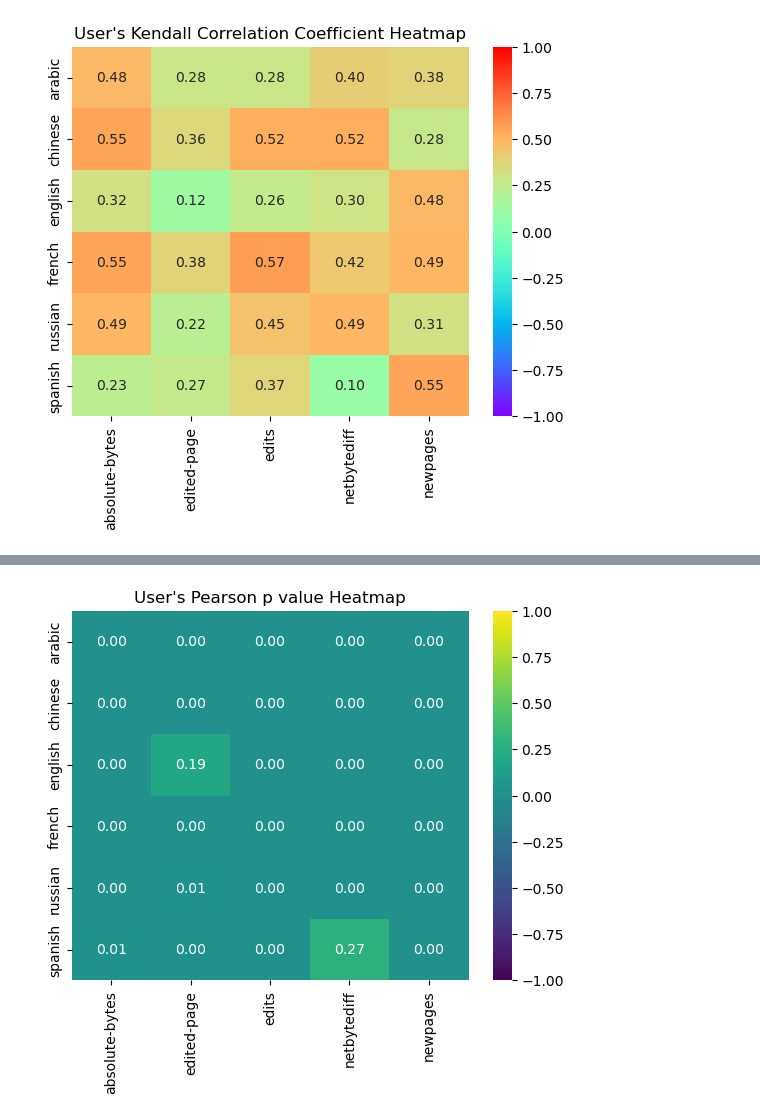
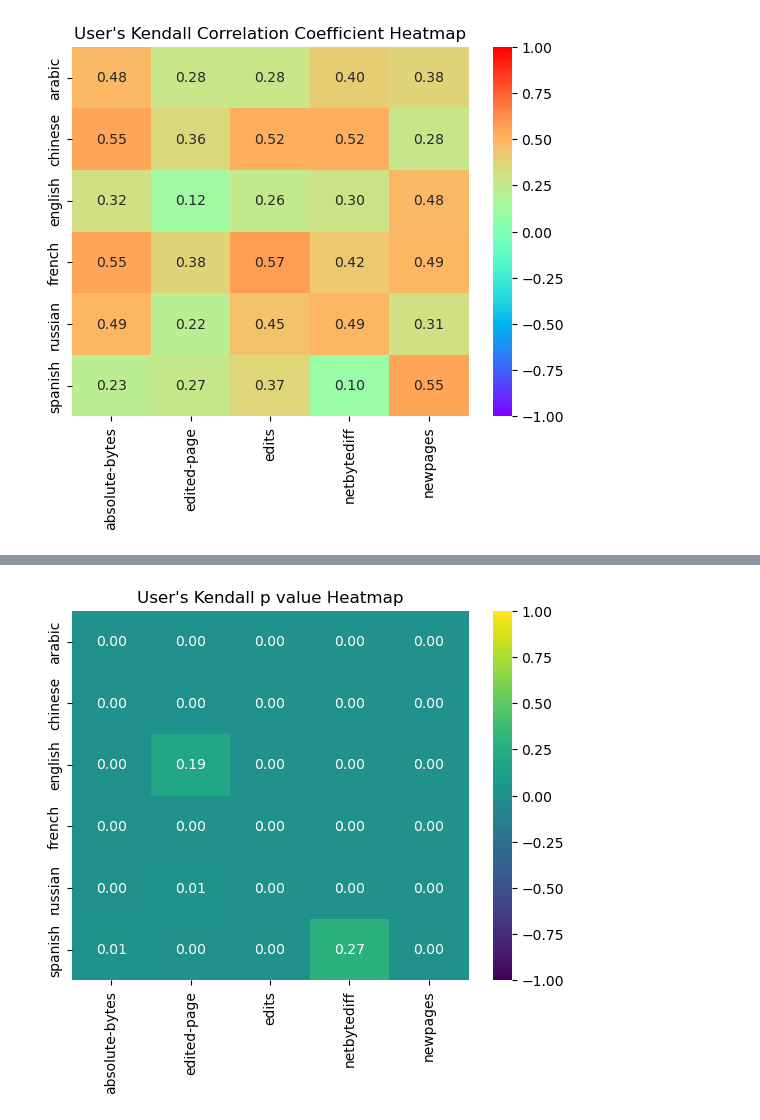
Before and after one commit to aryas0ng/wikipedia-analysis, a Jupyter notebook: plot.ipynb, the cells around one changed output, grey strips where cells are left out. Saved outputs shown, nothing was run; the diff lists cells and outputs as text; code cells hidden in the pictures.

```diff
--- a/plot.ipynb
+++ b/plot.ipynb
@@ -206,5 +211,5 @@ plot("kendall-p-anon", title)
 # %%
-title = "User's Pearson p value Heatmap"
+title = "User's Kendall p value Heatmap"
 plot("kendall-p-user", title)
 # %% [output]
-[figure, old version]
+[figure, new version]
```
Also changed, not shown: parts of 4 cells of this notebook, 5 other files.
